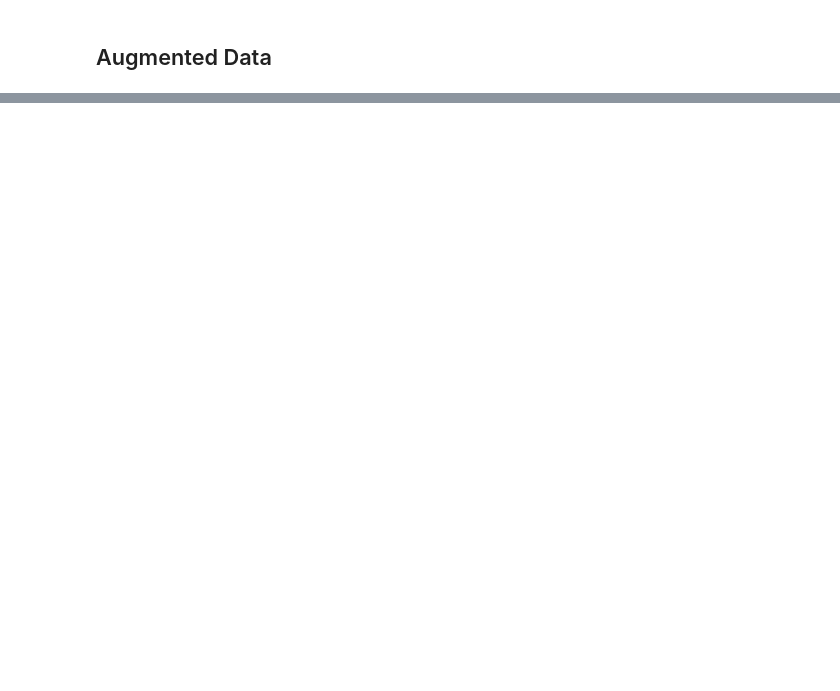
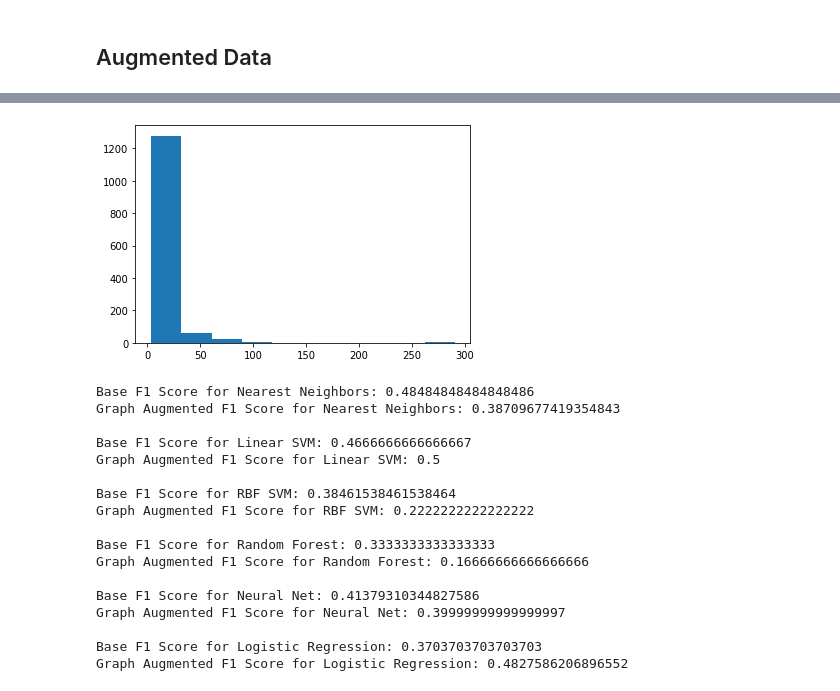
Before and after one commit to danjizquierdo/graph-of-thrones, a Jupyter notebook: Graph of Thrones.ipynb, the cells around one changed output, grey strips where cells are left out. Drawn from its saved outputs; the diff is of its cells as text; code cells hidden in the pictures; blank space fills up the shorter version.

```diff
--- a/Graph of Thrones.ipynb
+++ b/Graph of Thrones.ipynb
@@ -345,0 +329,22 @@ Graph Augmented F1 Score for Logistic Regression: 0.5185185185185185
+# %%
+# Untuned Classifiers with number of interactions as weights
+pipeline(df, names, classifiers, 'weight')
+# %% [output]
+[figure, added]
+Base F1 Score for Nearest Neighbors: 0.48484848484848486
+Graph Augmented F1 Score for Nearest Neighbors: 0.38709677419354843
+
+Base F1 Score for Linear SVM: 0.4666666666666667
+Graph Augmented F1 Score for Linear SVM: 0.5
+
+Base F1 Score for RBF SVM: 0.38461538461538464
+Graph Augmented F1 Score for RBF SVM: 0.2222222222222222
+
+Base F1 Score for Random Forest: 0.3333333333333333
+Graph Augmented F1 Score for Random Forest: 0.16666666666666666
+
+Base F1 Score for Neural Net: 0.41379310344827586
+Graph Augmented F1 Score for Neural Net: 0.39999999999999997
+
+Base F1 Score for Logistic Regression: 0.3703703703703703
+Graph Augmented F1 Score for Logistic Regression: 0.4827586206896552
```
Also changed, not shown: parts of 37 cells of this notebook, 2 other files.
